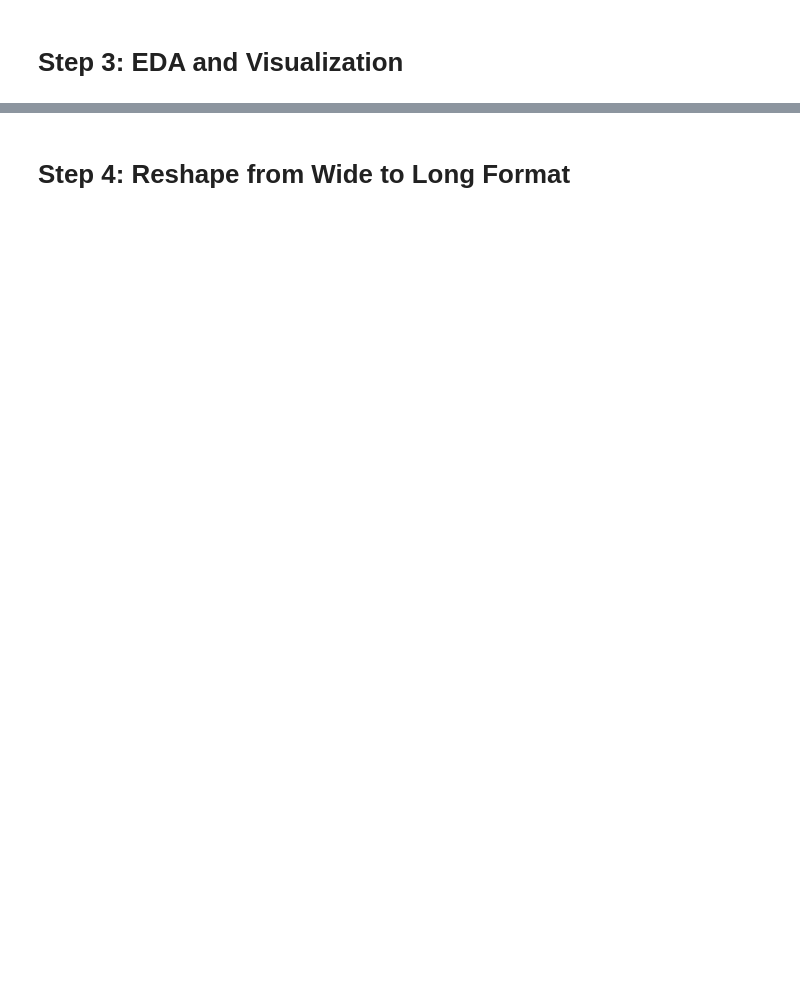
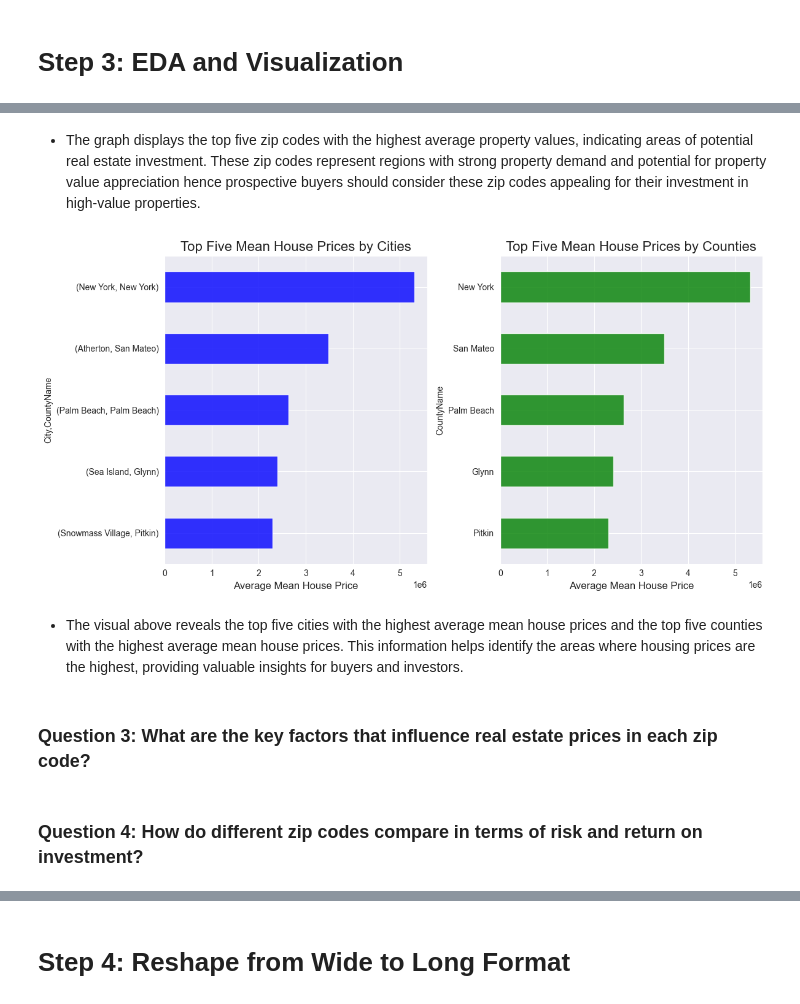
Before and after one commit to Lawez/phase-4-group-project, a Jupyter notebook: starter_notebook.ipynb, the cells around one changed output, grey strips where cells are left out. Saved outputs shown, nothing was run; the diff lists cells and outputs as text; code cells hidden in the pictures; blank space fills up the shorter version.

```diff
--- a/starter_notebook.ipynb
+++ b/starter_notebook.ipynb
@@ -291,0 +408,41 @@ new.describe()
+# %% [markdown]
+* The graph displays the top five zip codes with the highest average property values, indicating areas of potential real estate investment. These zip codes represent regions with strong property demand and potential for property value appreciation hence prospective buyers should consider these zip codes appealing for their investment in high-value properties.
+# %%
+#visualizing the house prices basing on cities
+# Group data by city and county and calculate mean house prices
+top_cities = new.groupby(['City', 'CountyName'])['value'].mean().sort_values(ascending=False).head(5)
+
+# Sort the top cities and counties
+top_cities = top_cities.sort_values(ascending=True)
+top_counties = top_cities.groupby('CountyName').mean().sort_values(ascending=True)
+
+# Create a figure with two subplots
+fig, axs = plt.subplots(1, 2, figsize=(12, 6))
+
+# Plot for cities
+top_cities.plot(kind='barh', color='blue', alpha=0.8, ax=axs[0])
+axs[0].set_title("Top Five Mean House Prices by Cities", fontsize=16)
+axs[0].set_xlabel("Average Mean House Price", fontsize=12)
+axs[0].tick_params(axis='y', labelrotation=0)
+axs[0].tick_params(axis='both', labelsize=10)
+
+# Plot for counties
+top_counties.plot(kind='barh', color='green', alpha=0.8, ax=axs[1])
+axs[1].set_title("Top Five Mean House Prices by Counties", fontsize=16)
+axs[1].set_xlabel("Average Mean House Price", fontsize=12)
+axs[1].tick_params(axis='y', labelrotation=0)
+axs[1].tick_params(axis='both', labelsize=10)
+
+# Adjust spacing between subplots
+fig.tight_layout()
+
+# Display the plot
+plt.show()
+# %% [output]
+[figure, added]
+# %% [markdown]
+* The visual above reveals the top five cities with the highest average mean house prices and the top five counties with the highest average mean house prices. This information helps identify the areas where housing prices are the highest, providing valuable insights for buyers and investors.
+# %% [markdown]
+### Question 3: What are the key factors that influence real estate prices in each zip code?
+# %% [markdown]
+### Question 4: How do different zip codes compare in terms of risk and return on investment?
```
Also changed, not shown: parts of 20 cells of this notebook.
